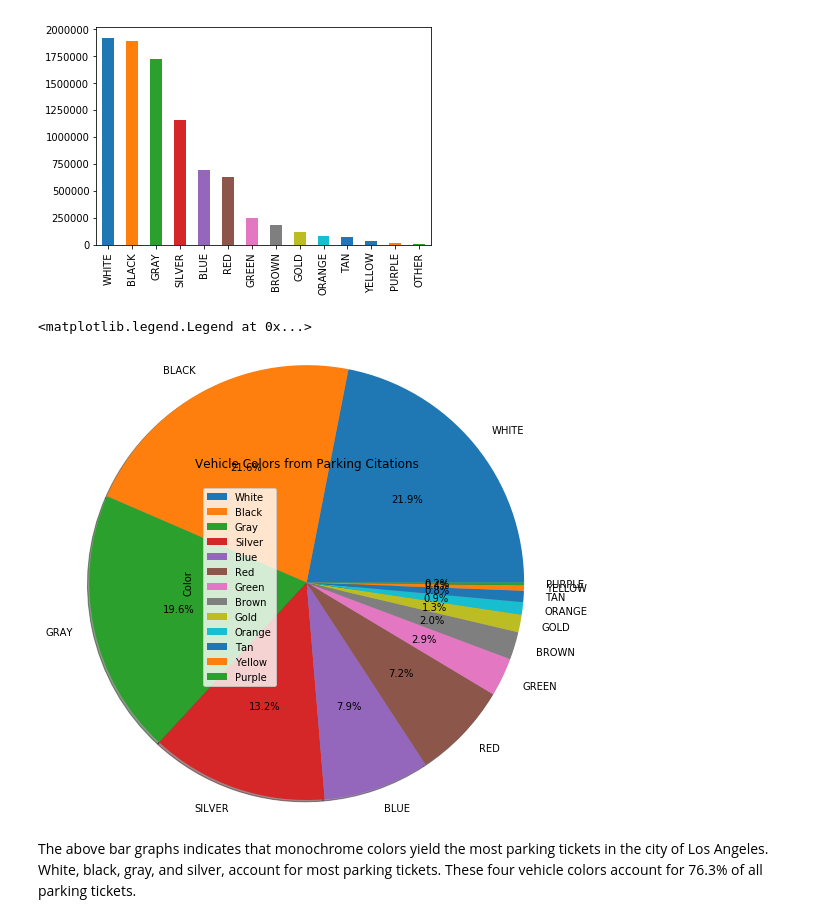
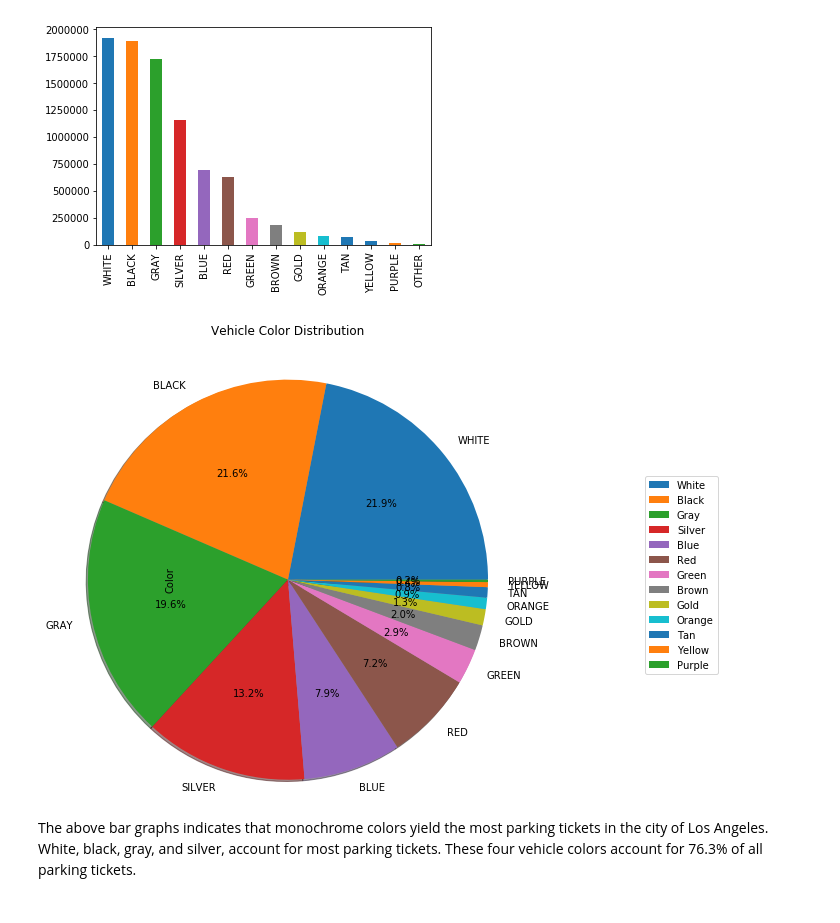
Before and after one commit to johnny-tran/COGS108_Final, a Jupyter notebook: FinalProject.ipynb, the cells around one changed output. Saved outputs shown, nothing was run; the diff lists cells and outputs as text; code cells hidden in the pictures.

Commit message:
update with Collins new graphs and edited Tickets DF to PC_df

```diff
--- a/FinalProject.ipynb
+++ b/FinalProject.ipynb
@@ -320,14 +308,20 @@ Name: Color, dtype: int64
 <matplotlib.axes._subplots.AxesSubplot at 0x...>
 [figure]
 # %%
-color_count[:13].plot.pie(shadow=True, startangle=0, radius=2.5, autopct='%1.1f%%')
+color_pie_chart = color_count[:13].plot.pie(shadow=True, startangle=0, radius=2.3, autopct='%1.1f%%')
 
-plt.title('Vehicle Colors from Parking Citations')
+title = plt.title('Vehicle Color Distribution', y=1.6)
 labels = 'White', 'Black', 'Gray', 'Silver', 'Blue', 'Red', 'Green', 'Brown', 'Gold', 'Orange', 'Tan', 'Yellow', 'Purple', 'Other'
-plt.legend(labels,loc=3)
+leg = plt.legend(labels,loc='upper right')
+
+bb = leg.get_bbox_to_anchor().inverse_transformed(color_pie_chart.transAxes)
+
+xOffset = 1.5
+bb.x0 += xOffset
+bb.x1 += xOffset
+leg.set_bbox_to_anchor(bb, transform = color_pie_chart.transAxes)
 # %% [output]
-<matplotlib.legend.Legend at 0x...>
-[figure, old version]
+[figure, new version]
 # %% [markdown]
 The above bar graphs indicates that monochrome colors yield the most parking tickets in the city of Los Angeles. White, black, gray, and silver, account for most parking tickets. These four vehicle colors account for 76.3% of all parking tickets.
 # %% [markdown]
```
Also changed, not shown: parts of 28 cells of this notebook.
